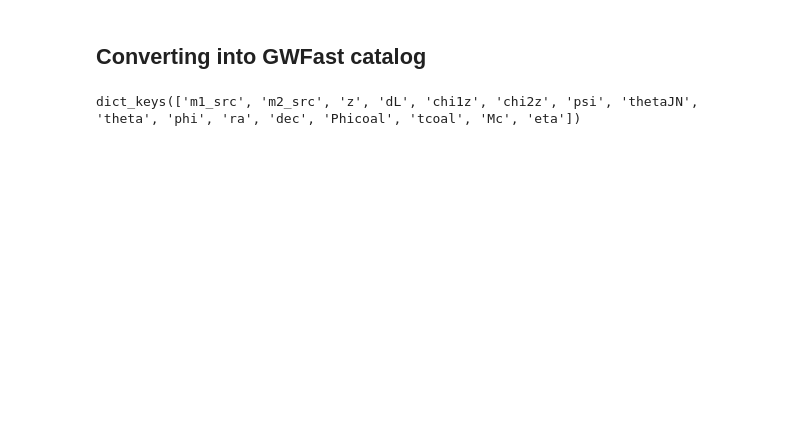
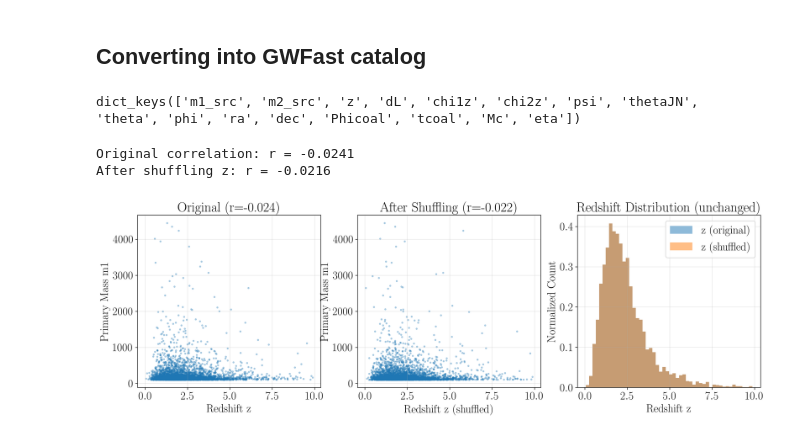
Before and after one commit to KrishnenduGit/CE_STM_CBC, a Jupyter notebook: pop_models/imbhs/imbh_pop.ipynb, the cells around one changed output. Saved outputs shown, nothing was run; the diff lists cells and outputs as text; code cells hidden in the pictures; blank space fills up the shorter version.

```diff
--- a/pop_models/imbhs/imbh_pop.ipynb
+++ b/pop_models/imbhs/imbh_pop.ipynb
@@ -671,3 +679,75 @@ with h5py.File(fname, 'w') as out:
 
     for key in pop_dict.keys():
         cd(key, pop_dict[key])
+# %%
+import h5py
+import numpy as np
+import matplotlib.pyplot as plt
+from scipy.stats import spearmanr
+
+file_path = "IMBH_cat_1yr.h5"
+
+with h5py.File(file_path, 'r') as f:
+    m1_all = f['m1_src'][:]
+    z_all = f['z'][:]
+
+# Calculate correlation BEFORE any processing
+corr_original = spearmanr(m1_all, z_all)[0]
+print(f"Original correlation: r = {corr_original:.4f}")
+
+# Now SHUFFLE one of them (breaks artificial pairing)
+z_shuffled = np.random.permutation(z_all)
+corr_shuffled = spearmanr(m1_all, z_shuffled)[0]
+print(f"After shuffling z: r = {corr_shuffled:.4f}")
+
+# Plot comparison
+fig, axes = plt.subplots(1, 3, figsize=(18, 5))
+
+# Original
+axes[0].scatter(z_all, m1_all, alpha=0.3, s=5)
+axes[0].set_xlabel('Redshift z')
+axes[0].set_ylabel('Primary Mass m1')
+axes[0].set_title(f'Original (r={corr_original:.3f})')
+axes[0].grid(True, alpha=0.3)
+
+# Shuffled
+axes[1].scatter(z_shuffled, m1_all, alpha=0.3, s=5)
+axes[1].set_xlabel('Redshift z (shuffled)')
+axes[1].set_ylabel('Primary Mass m1')
+axes[1].set_title(f'After Shuffling (r={corr_shuffled:.3f})')
+axes[1].grid(True, alpha=0.3)
+
+# 1D histograms to verify they're unchanged
+axes[2].hist(z_all, bins=50, alpha=0.5, label='z (original)', density=True)
+axes[2].hist(z_shuffled, bins=50, alpha=0.5, label='z (shuffled)', density=True)
+axes[2].set_xlabel('Redshift z')
+axes[2].set_ylabel('Normalized Count')
+axes[2].set_title('Redshift Distribution (unchanged)')
+axes[2].legend()
+axes[2].grid(True, alpha=0.3)
+
+#plt.tight_layout()
+#plt.savefig('shuffle_test.png', dpi=150)
+plt.show()
+
+print("\n" + "="*70)
+print("SHUFFLE TEST INTERPRETATION:")
+print("="*70)
+print(f"If |r_shuffled| < 0.1: The correlation was ARTIFICIAL (sorting bug)")
+print(f"If |r_shuffled| ≈ |r_original|: The correlation is REAL (in generation)")
+print("="*70)
+print(f"\nYour result: r_original = {corr_original:.4f}, r_shuffled = {corr_shuffled:.4f}")
+
+if abs(corr_shuffled) < 0.1:
+    print("\n✓ DIAGNOSIS: Artificial correlation from sorting/pairing!")
+    print("  → Your arrays were inadvertently sorted/paired")
+    print("  → Shuffling one variable removes the correlation")
+    print("  → FIX: Regenerate population with proper independent sampling")
+else:
+    print("\n✗ DIAGNOSIS: Real correlation in generation process")
+    print("  → The correlation persists after shuffling")
+    print("  → Need to examine population generation code")
+# %% [output]
+Original correlation: r = -0.0241
+After shuffling z: r = -0.0216
+[figure, added]
```
Also changed, not shown: parts of 8 cells of this notebook, 2 other files.
